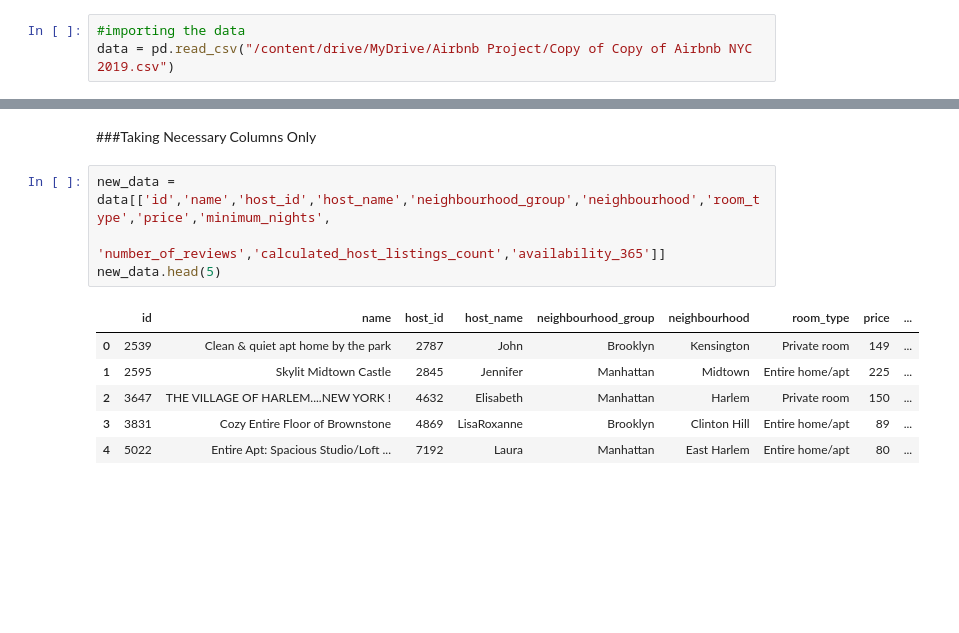
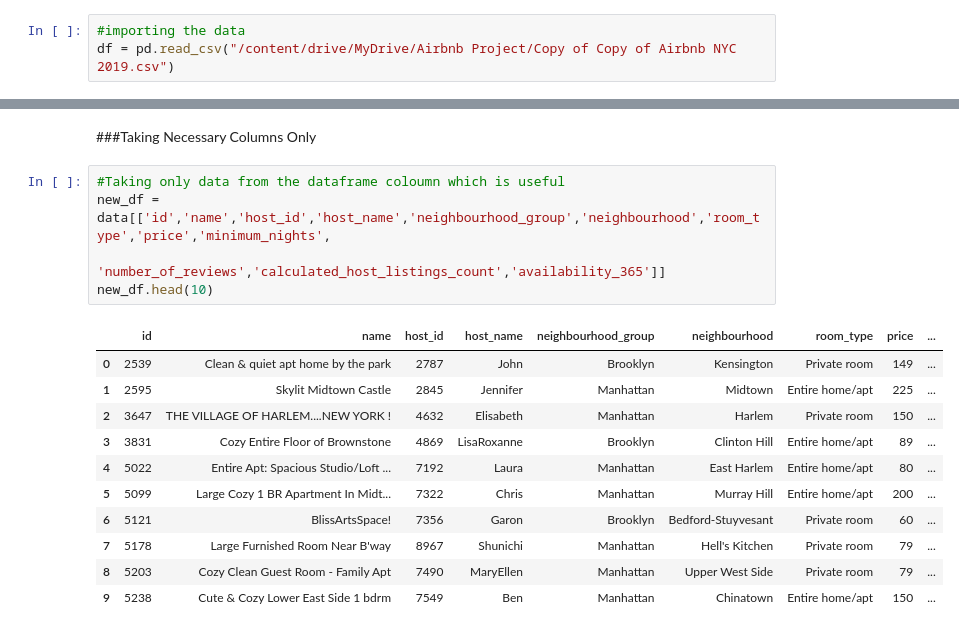
Before and after one commit to Eshaan2601/Airbnb-Booking-Analysis-EDA, a Jupyter notebook: Airbnb(Eshaan).ipynb, the cells around one changed output, grey strips where cells are left out. Saved outputs shown, nothing was run; the diff lists cells and outputs as text; blank space fills up the shorter version.

```diff
--- a/Airbnb(Eshaan).ipynb
+++ b/Airbnb(Eshaan).ipynb
@@ -29,6 +29,6 @@ import matplotlib.pyplot as plt
 %matplotlib inline
 # %%
 #importing the data
-data = pd.read_csv("/content/drive/MyDrive/Airbnb Project/Copy of Copy of Airbnb NYC 2019.csv")
+df = pd.read_csv("/content/drive/MyDrive/Airbnb Project/Copy of Copy of Airbnb NYC 2019.csv")
 # %%
 #useing the variours cmds to gather info from the, data for pre-processing
@@ -104,13 +104,19 @@ Index(['id', 'name', 'host_id', 'host_name', 'neighbourhood_group',
 # %% [markdown]
 ###Taking Necessary Columns Only
 # %%
-new_data = data[['id','name','host_id','host_name','neighbourhood_group','neighbourhood','room_type','price','minimum_nights',
+#Taking only data from the dataframe coloumn which is useful
+new_df = data[['id','name','host_id','host_name','neighbourhood_group','neighbourhood','room_type','price','minimum_nights',
              'number_of_reviews','calculated_host_listings_count','availability_365']]
-new_data.head(5)
+new_df.head(10)
 # %% [output]
 |  | id | name | host_id | host_name | neighbourhood_group | neighbourhood | room_type | price | ... |
 | 0 | 2539 | Clean & quiet apt home by the park | 2787 | John | Brooklyn | Kensington | Private room | 149 | ... |
 | 1 | 2595 | Skylit Midtown Castle | 2845 | Jennifer | Manhattan | Midtown | Entire home/apt | 225 | ... |
 | 2 | 3647 | THE VILLAGE OF HARLEM....NEW YORK ! | 4632 | Elisabeth | Manhattan | Harlem | Private room | 150 | ... |
 | 3 | 3831 | Cozy Entire Floor of Brownstone | 4869 | LisaRoxanne | Brooklyn | Clinton Hill | Entire home/apt | 89 | ... |
 | 4 | 5022 | Entire Apt: Spacious Studio/Loft ... | 7192 | Laura | Manhattan | East Harlem | Entire home/apt | 80 | ... |
+| 5 | 5099 | Large Cozy 1 BR Apartment In Midt... | 7322 | Chris | Manhattan | Murray Hill | Entire home/apt | 200 | ... |
+| 6 | 5121 | BlissArtsSpace! | 7356 | Garon | Brooklyn | Bedford-Stuyvesant | Private room | 60 | ... |
+| 7 | 5178 | Large Furnished Room Near B'way | 8967 | Shunichi | Manhattan | Hell's Kitchen | Private room | 79 | ... |
+| 8 | 5203 | Cozy Clean Guest Room - Family Apt | 7490 | MaryEllen | Manhattan | Upper West Side | Private room | 79 | ... |
+| 9 | 5238 | Cute & Cozy Lower East Side 1 bdrm | 7549 | Ben | Manhattan | Chinatown | Entire home/apt | 150 | ... |
```
Also changed, not shown: parts of 14 cells of this notebook.
